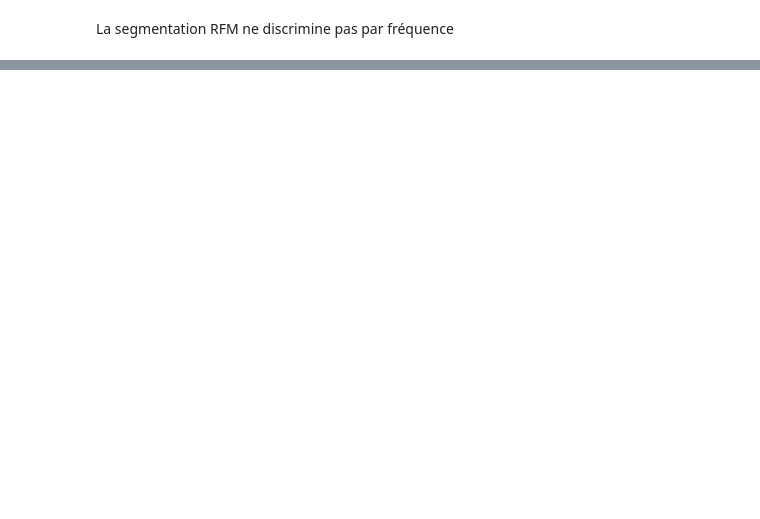
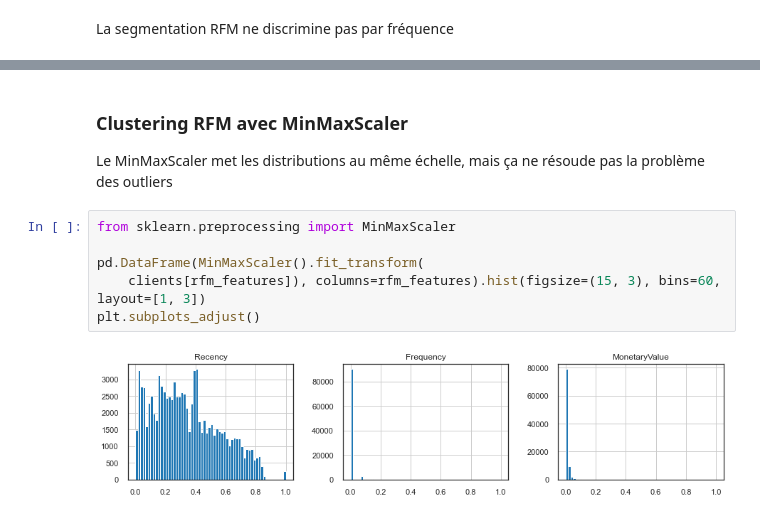
Before and after one commit to mrcreasey/oc-ds-p5-unsupervised-clustering, a Jupyter notebook: P5_02_essais.ipynb, the cells around one changed output, grey strips where cells are left out. Cells and saved outputs as stored; diff of their text form; blank space fills up the shorter version.

```diff
--- a/P5_02_essais.ipynb
+++ b/P5_02_essais.ipynb
@@ -354,0 +407,12 @@ to_png()
+# %% [markdown]
+### Clustering RFM avec MinMaxScaler
+
+Le MinMaxScaler met les distributions au même échelle, mais ça ne résoude pas la problème des outliers
+# %%
+from sklearn.preprocessing import MinMaxScaler
+
+pd.DataFrame(MinMaxScaler().fit_transform(
+    clients[rfm_features]), columns=rfm_features).hist(figsize=(15, 3), bins=60, layout=[1, 3])
+plt.subplots_adjust()
+# %% [output]
+[figure, added]
```
Also changed, not shown: parts of 134 cells of this notebook.
